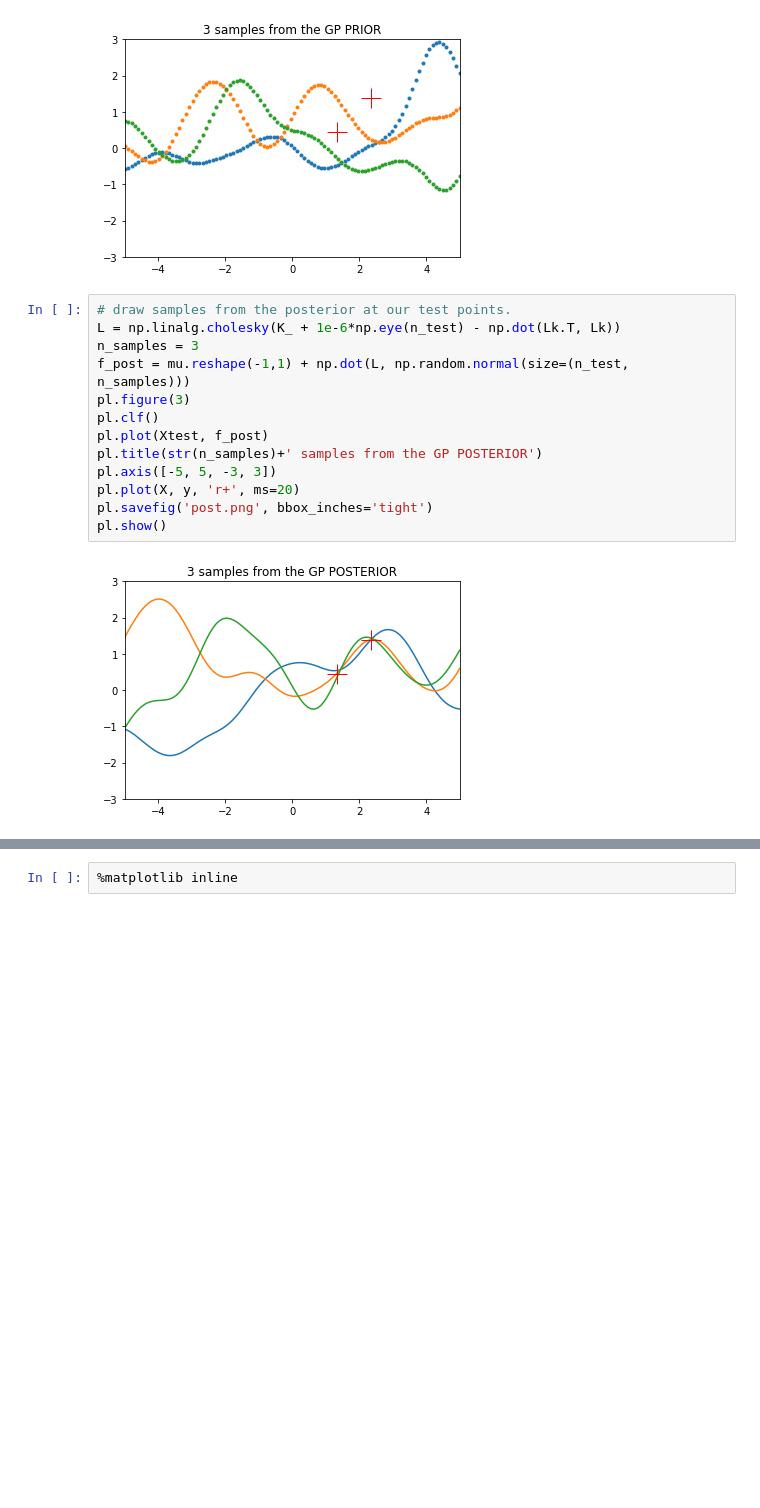
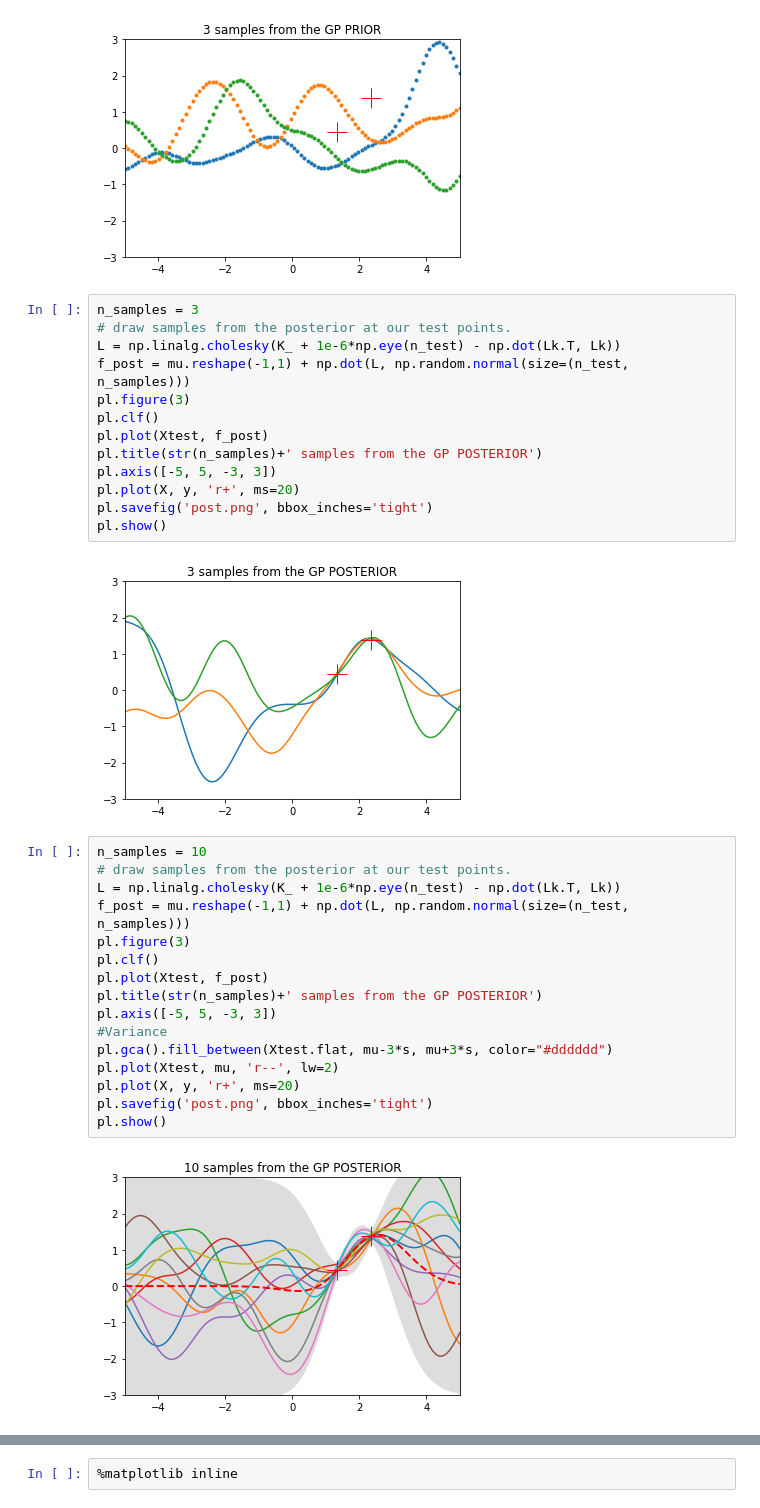
Before and after one commit to LecJackS/CPSC-540-Nando-de-Freitas, a Jupyter notebook: Python demo code for GP regression.ipynb, the cells around one changed output, grey strips where cells are left out. Saved outputs shown, nothing was run; the diff lists cells and outputs as text; blank space fills up the shorter version.

Commit message:
added a couple of visualizations with more samples for GP regression

```diff
--- a/Python demo code for GP regression.ipynb
+++ b/Python demo code for GP regression.ipynb
@@ -184,9 +184,9 @@ pl.show()
 # %% [output]
 [figure]
 # %%
+n_samples = 3
 # draw samples from the posterior at our test points.
 L = np.linalg.cholesky(K_ + 1e-6*np.eye(n_test) - np.dot(Lk.T, Lk))
-n_samples = 3
 f_post = mu.reshape(-1,1) + np.dot(L, np.random.normal(size=(n_test, n_samples)))
 pl.figure(3)
 pl.clf()
@@ -197,4 +197,22 @@ pl.plot(X, y, 'r+', ms=20)
 pl.savefig('post.png', bbox_inches='tight')
 pl.show()
 # %% [output]
-[figure, old version]
+[figure, new version]
+# %%
+n_samples = 10
+# draw samples from the posterior at our test points.
+L = np.linalg.cholesky(K_ + 1e-6*np.eye(n_test) - np.dot(Lk.T, Lk))
+f_post = mu.reshape(-1,1) + np.dot(L, np.random.normal(size=(n_test, n_samples)))
+pl.figure(3)
+pl.clf()
+pl.plot(Xtest, f_post)
+pl.title(str(n_samples)+' samples from the GP POSTERIOR')
+pl.axis([-5, 5, -3, 3])
+#Variance
+pl.gca().fill_between(Xtest.flat, mu-3*s, mu+3*s, color="#dddddd")
+pl.plot(Xtest, mu, 'r--', lw=2)
+pl.plot(X, y, 'r+', ms=20)
+pl.savefig('post.png', bbox_inches='tight')
+pl.show()
+# %% [output]
+[figure, added]
```
Also changed, not shown: parts of 3 cells of this notebook, 1 other file.
